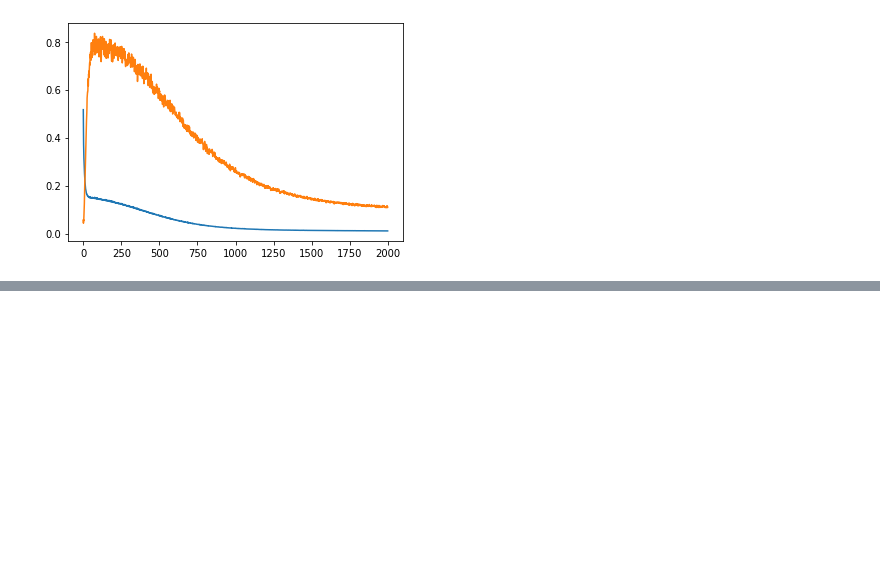
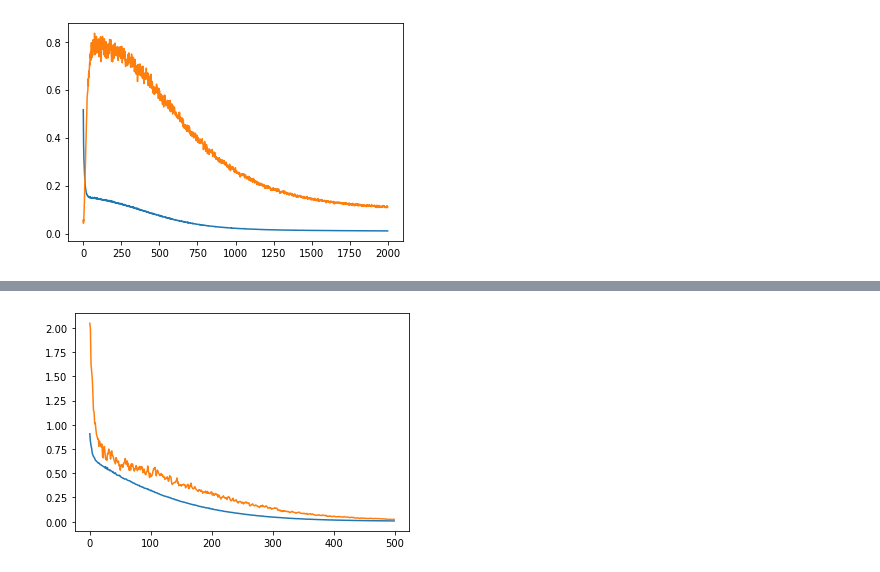
Before and after one commit to elmox0818/ai_learning, a Jupyter notebook: RNN_END.ipynb, the cells around one changed output, grey strips where cells are left out. Saved outputs shown, nothing was run; the diff lists cells and outputs as text; code cells hidden in the pictures; blank space fills up the shorter version.

```diff
--- a/RNN_END.ipynb
+++ b/RNN_END.ipynb
@@ -115,0 +138,2 @@ plt.show()
+# %%
+history = model.fit(x, t, batch_size=batch_size, epochs=500, validation_split=0.1) # 10%のデータを検証用に使う
@@ -115,0 +158,9 @@ plt.show()
+# %%
+loss = history.history['loss'] # 訓練用データの誤差
+vloss = history.history['val_loss'] # 検証用データの誤差
+
+plt.plot(np.arange(len(loss)), loss)
+plt.plot(np.arange(len(vloss)), vloss)
+plt.show()
+# %% [output]
+[figure, added]
```
Also changed, not shown: parts of 13 cells of this notebook.
